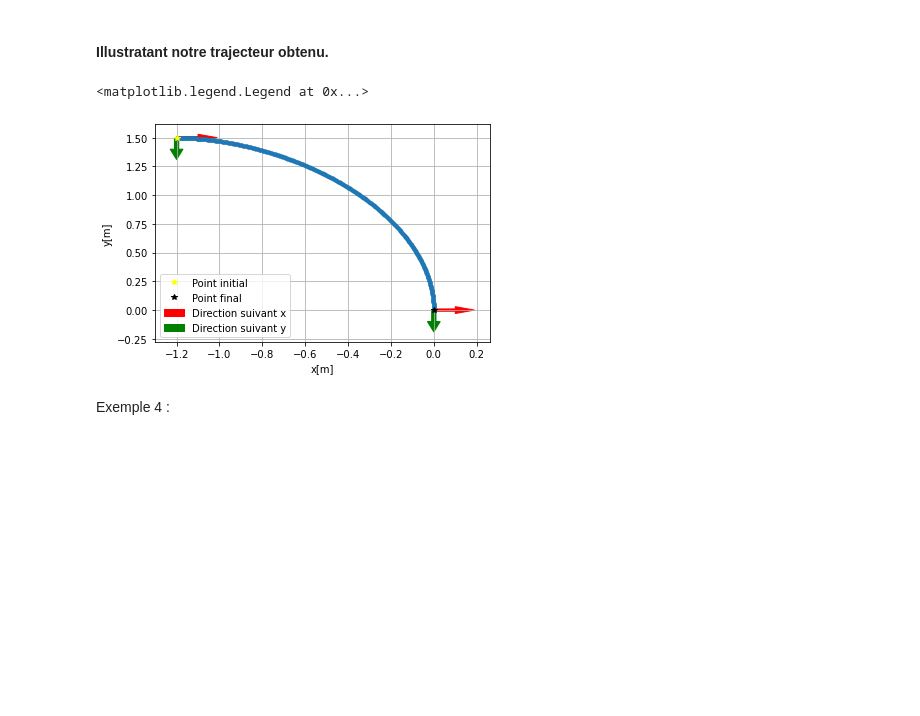
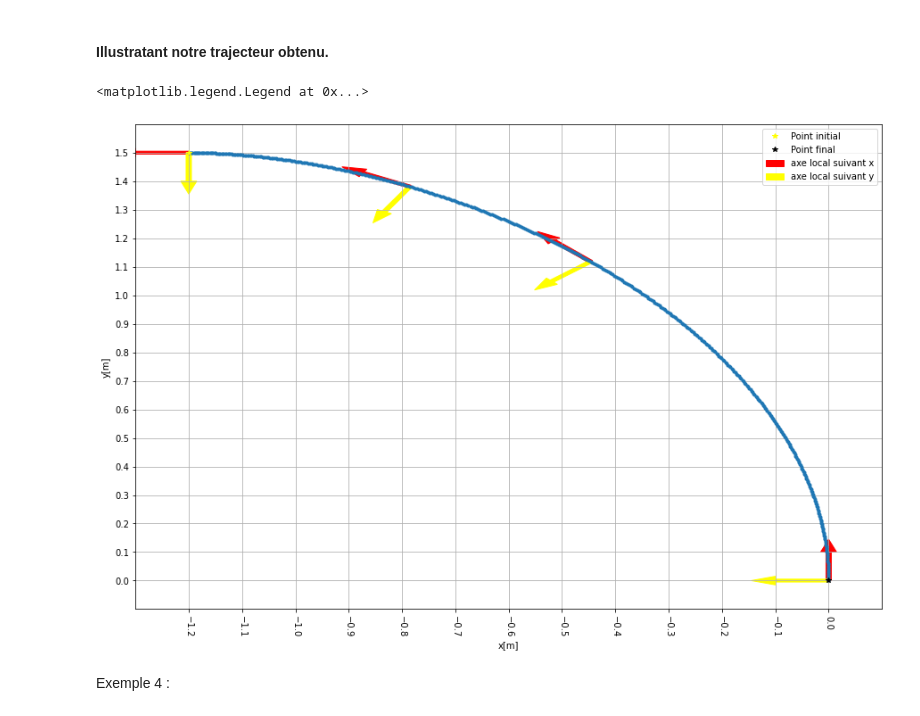
Before and after one commit to Zasfour/Locomotion-humain, a Jupyter notebook: Unicycle_DOC_IOC.ipynb, the cells around one changed output. Saved outputs shown, nothing was run; the diff lists cells and outputs as text; code cells hidden in the pictures; blank space fills up the shorter version.

```diff
--- a/Unicycle_DOC_IOC.ipynb
+++ b/Unicycle_DOC_IOC.ipynb
@@ -31,11 +31,9 @@ S.C  \ \ \ & x_1^{(i+1)} = x_1^i + \tau u_1^i cos(x_3^i)  \\
 \end{align*}
 $$
 # %%
-def distance (x,y, eps):
-    if x-y > 0 :
-        return eps
-    else :
-        return -eps
+def tracer_orientation (x,y,theta, r):
+    plt.arrow(x, y, r*cos(theta),r*sin(theta), width = 0.01, color = 'red' )
+    plt.arrow(x, y, r*cos(pi/2+theta),r*sin(pi/2+theta), width = 0.01, color = 'yellow' )
 # %%
 # Notre fonction contient au totale 5*n  variable où u1, u2, x1, x2 et x3 sont des vecteur de taille n
 
@@ -438,25 +455,34 @@ plt.legend()
 # %% [markdown]
 #### Illustratant notre trajecteur obtenu.
 # %%
+plt.figure(figsize = (15,10))
 plt.plot (X1_3,X2_3 , '.')
 
-plt.arrow(X1_3[0], X2_3[0], distance(X1_3[1],X1_3[0], 0.1),0, width = 0.02 , color = 'red', label = "Direction suivant x")
-plt.arrow(X1_3[0], X2_3[0], 0, distance(X2_3[1],X2_3[0],0.1), width = 0.02, color = 'green', label = "Direction suivant y")
+plt.arrow(X1_3[0], X2_3[0], 0.1*cos(X3_3[0]),0.1*sin(X3_3[0]), width = 0.01, color = 'red', label = "axe local suivant x" )
+plt.arrow(X1_3[0], X2_3[0], 0.1*cos(pi/2+X3_3[0]),0.1*sin(pi/2+X3_3[0]), width = 0.01, color = 'yellow', label = "axe local suivant y" )
 
-plt.arrow(X1_3[-1], X2_3[-1], distance(X1_3[-1],X1_3[n-2],0.1),0, width = 0.02, color = 'red')
-plt.arrow(X1_3[-1], X2_3[-1], 0, distance(X2_3[-1],X2_3[n-2],0.1), width = 0.02, color = 'green')
+tracer_orientation (X1_3[150],X2_3[150],X3_3[150],0.1)
 
+tracer_orientation (X1_3[250],X2_3[250],X3_3[250],0.1)
+
+tracer_orientation (X1_3[-1],X2_3[-1],X3_3[-1],0.1)
 
 plt.plot(x1_3i,x2_3i, '*', label = 'Point initial', color = 'yellow')
 plt.plot(x1_3f,x2_3f, '*', label = 'Point final', color = 'black')
 
+plt.xlim(min(X1_3)-0.1, max(X1_3)+0.1)
+plt.ylim(min(X2_3)-0.1, max(X2_3)+0.1)
+
+
+plt.xticks(np.arange(min(X1_3), max(X1_3)+0.1, 0.1),rotation=-90)
+plt.yticks(np.arange(min(X2_3), max(X2_3)+0.1, 0.1))
 plt.xlabel('x[m]')
 plt.ylabel('y[m]')
 plt.grid(True)
 plt.legend()
 # %% [output]
 <matplotlib.legend.Legend at 0x...>
-[figure, old version]
+[figure, new version]
 # %% [markdown]
 Exemple 4 :
 # %%
```
Also changed, not shown: parts of 22 cells of this notebook, 1 other file.
